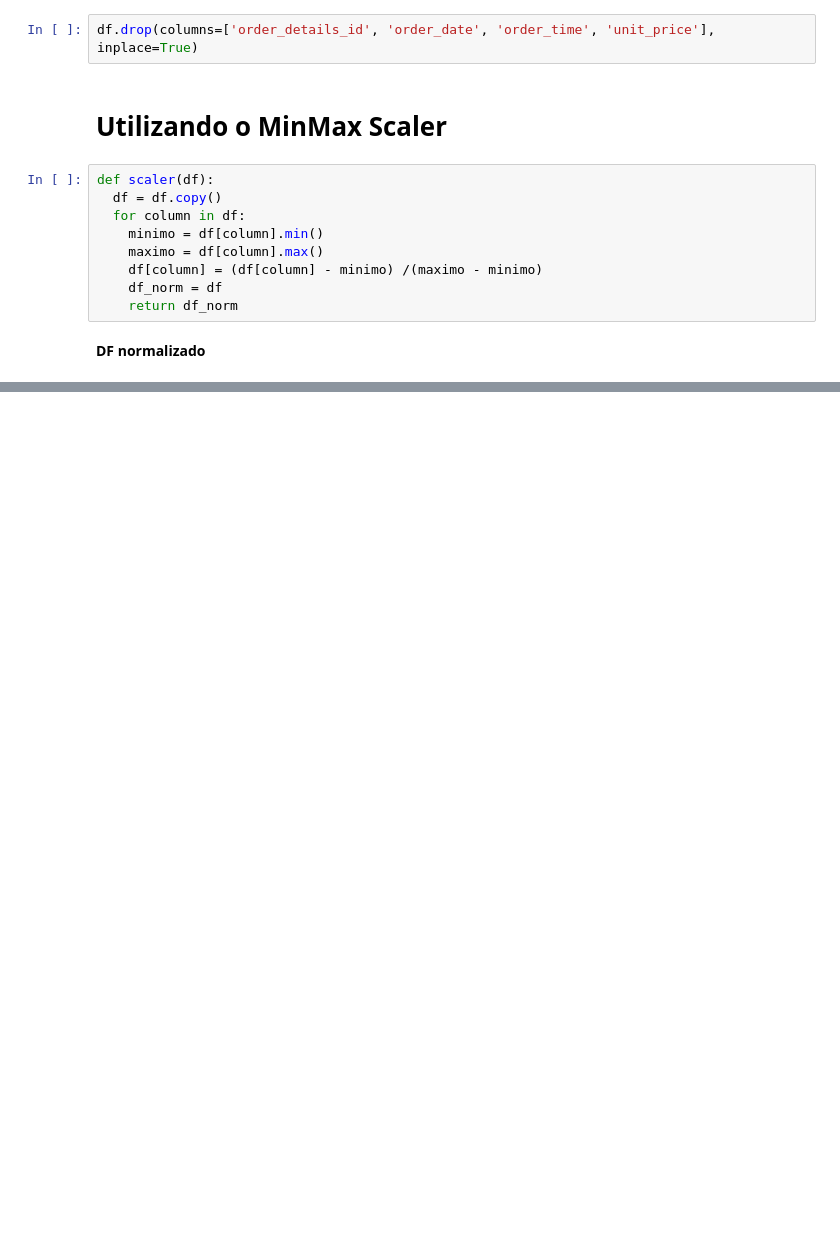
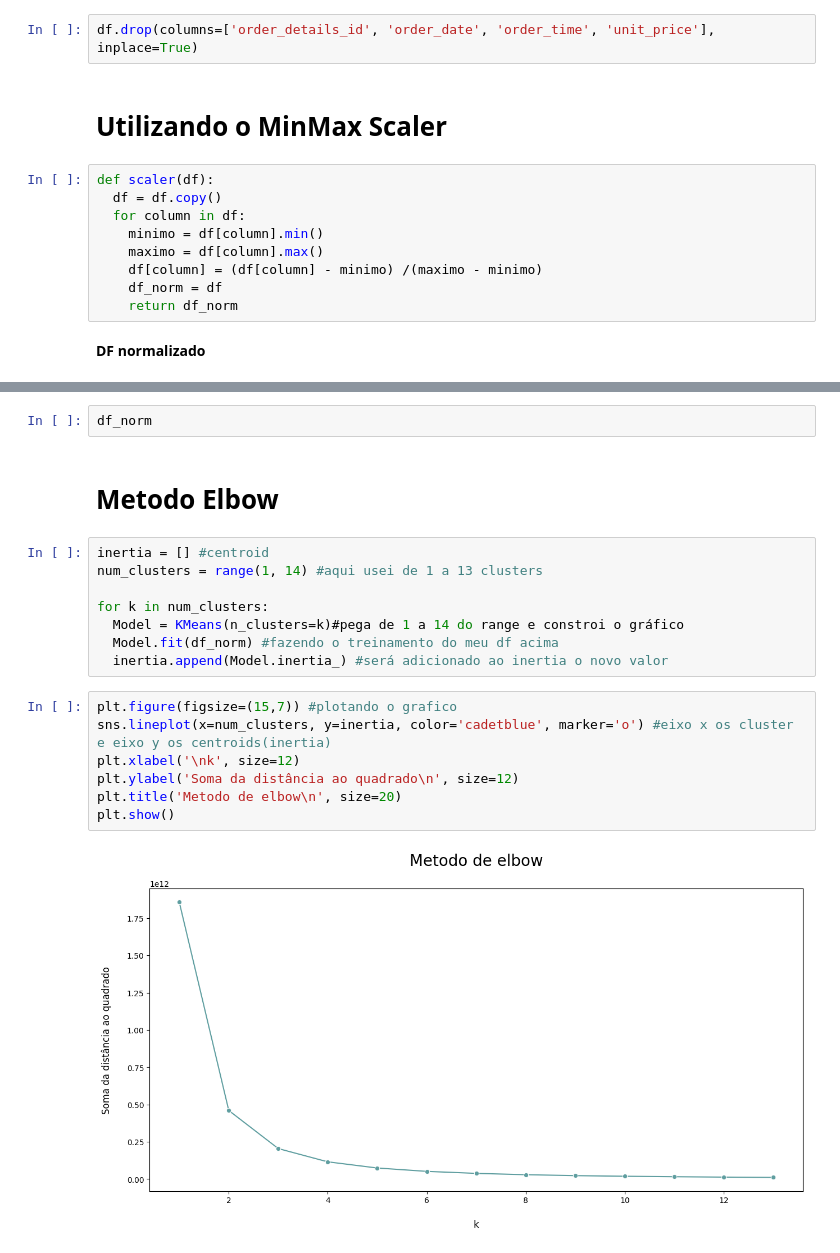
Before and after one commit to weltonlopesdev/A3---Algoritimo-KMeans, a Jupyter notebook: Clustering_Kmeans_A3_Categorias_de_PIZZA.ipynb, the cells around one changed output, grey strips where cells are left out. Saved outputs shown, nothing was run; the diff lists cells and outputs as text; blank space fills up the shorter version.

```diff
--- a/Clustering_Kmeans_A3_Categorias_de_PIZZA.ipynb
+++ b/Clustering_Kmeans_A3_Categorias_de_PIZZA.ipynb
@@ -286,0 +275,21 @@ scaler(df_norm)
+# %%
+df_norm
+# %% [markdown]
+# Metodo Elbow
+# %%
+inertia = [] #centroid
+num_clusters = range(1, 14) #aqui usei de 1 a 13 clusters
+
+for k in num_clusters:
+  Model = KMeans(n_clusters=k)#pega de 1 a 14 do range e constroi o gráfico
+  Model.fit(df_norm) #fazendo o treinamento do meu df acima
+  inertia.append(Model.inertia_) #será adicionado ao inertia o novo valor
+# %%
+plt.figure(figsize=(15,7)) #plotando o grafico
+sns.lineplot(x=num_clusters, y=inertia, color='cadetblue', marker='o') #eixo x os cluster e eixo y os centroids(inertia)
+plt.xlabel('\nk', size=12)
+plt.ylabel('Soma da distância ao quadrado\n', size=12)
+plt.title('Metodo de elbow\n', size=20)
+plt.show()
+# %% [output]
+[figure, added]
```
Also changed, not shown: parts of 2 cells of this notebook.
